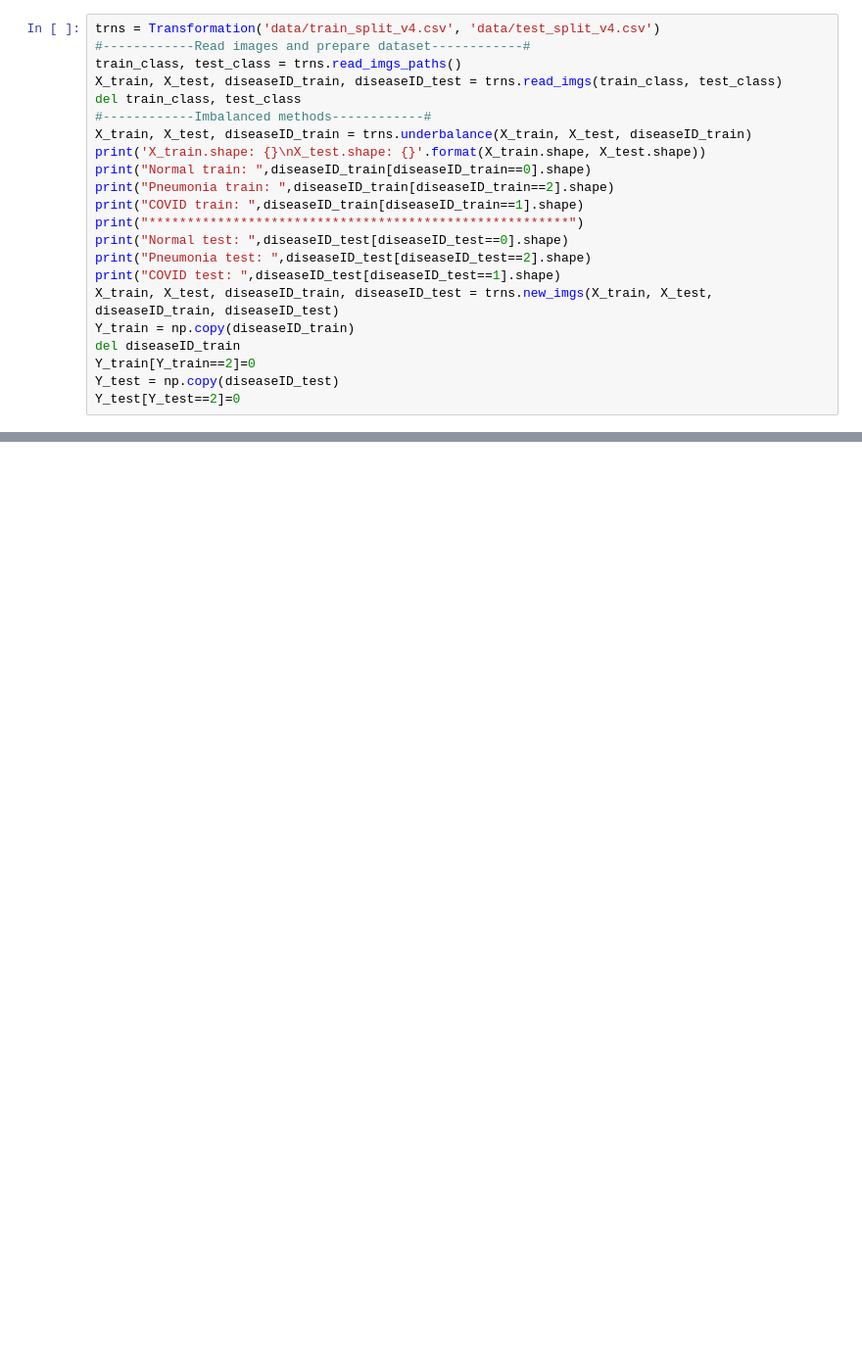
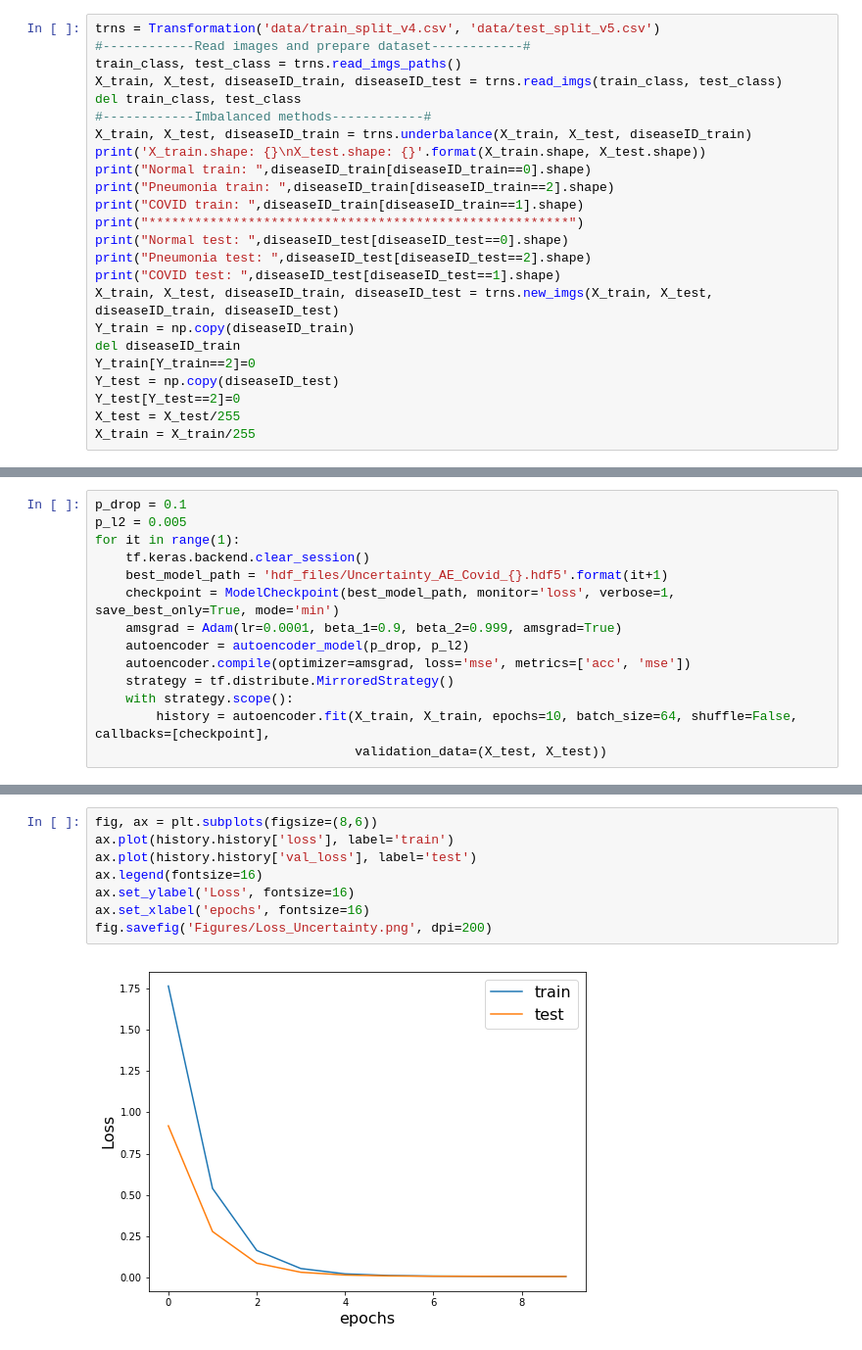
Before and after one commit to TsspGit/CodVid19_CIEMAT, a Jupyter notebook: Uncertainty_Covid_Autoencoder.ipynb, the cells around one changed output, grey strips where cells are left out. Shown: that part at 98% size. Cells and saved outputs as stored; diff of their text form; blank space fills up the shorter version.

Commit message:
Uncertainty covid NN

```diff
--- a/Uncertainty_Covid_Autoencoder.ipynb
+++ b/Uncertainty_Covid_Autoencoder.ipynb
@@ -16,5 +18,5 @@ from keras.optimizers import Adam
 # %%
-trns = Transformation('data/train_split_v4.csv', 'data/test_split_v4.csv')
+trns = Transformation('data/train_split_v4.csv', 'data/test_split_v5.csv')
 #------------Read images and prepare dataset------------#
 train_class, test_class = trns.read_imgs_paths()
 X_train, X_test, diseaseID_train, diseaseID_test = trns.read_imgs(train_class, test_class)
@@ -35,4 +37,6 @@ del diseaseID_train
 Y_train[Y_train==2]=0
 Y_test = np.copy(diseaseID_test)
 Y_test[Y_test==2]=0
+X_test = X_test/255
+X_train = X_train/255
 # %% [output]
@@ -80,0 +94,14 @@ def autoencoder(p_drop, p_l2):
+# %%
+p_drop = 0.1
+p_l2 = 0.005
+for it in range(1):
+    tf.keras.backend.clear_session()
+    best_model_path = 'hdf_files/Uncertainty_AE_Covid_{}.hdf5'.format(it+1)
+    checkpoint = ModelCheckpoint(best_model_path, monitor='loss', verbose=1, save_best_only=True, mode='min')
+    amsgrad = Adam(lr=0.0001, beta_1=0.9, beta_2=0.999, amsgrad=True)
+    autoencoder = autoencoder_model(p_drop, p_l2)
+    autoencoder.compile(optimizer=amsgrad, loss='mse', metrics=['acc', 'mse'])
+    strategy = tf.distribute.MirroredStrategy()
+    with strategy.scope():
+        history = autoencoder.fit(X_train, X_train, epochs=10, batch_size=64, shuffle=False, callbacks=[checkpoint],
+                                  validation_data=(X_test, X_test))
@@ -80,0 +135,10 @@ def autoencoder(p_drop, p_l2):
+# %%
+fig, ax = plt.subplots(figsize=(8,6))
+ax.plot(history.history['loss'], label='train')
+ax.plot(history.history['val_loss'], label='test')
+ax.legend(fontsize=16)
+ax.set_ylabel('Loss', fontsize=16)
+ax.set_xlabel('epochs', fontsize=16)
+fig.savefig('Figures/Loss_Uncertainty.png', dpi=200)
+# %% [output]
+[figure, added]
```
Also changed, not shown: parts of 6 cells of this notebook, 3 other files.
